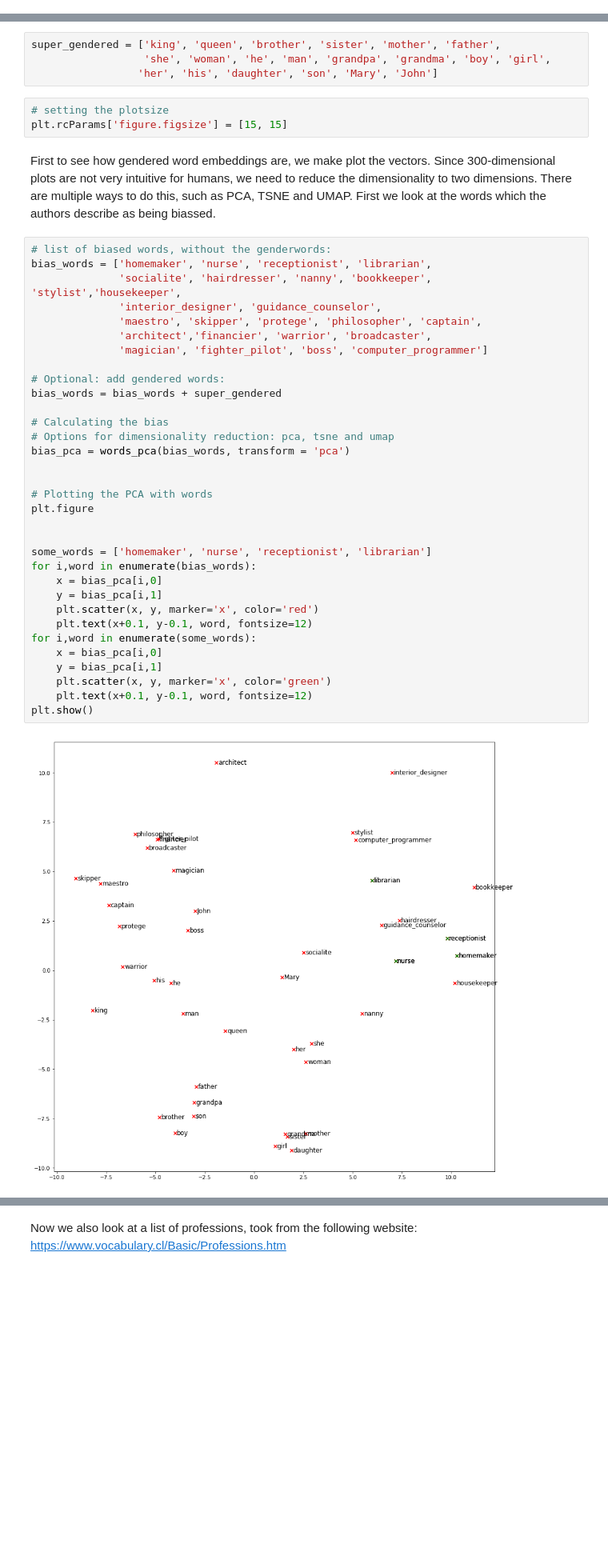
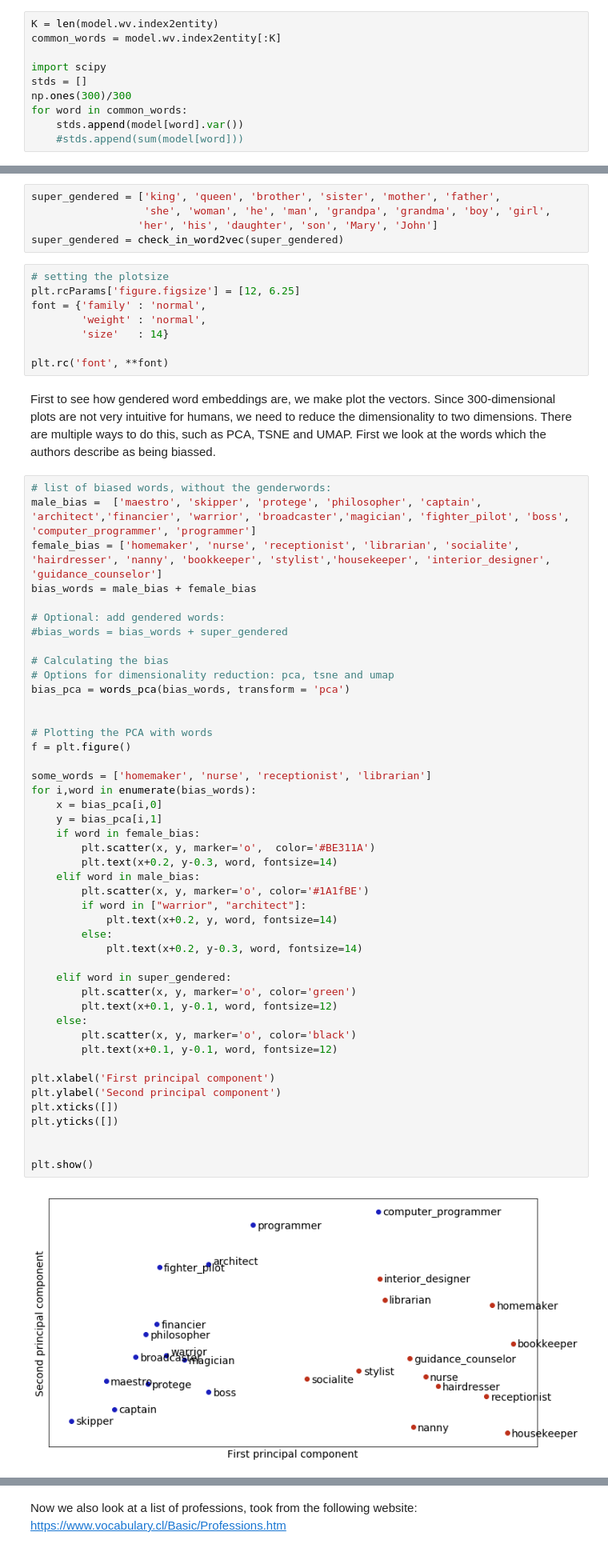
Before and after one commit to informagi/cpo-w2v, a Jupyter notebook: notebooks/Word2vec_Bias_plots.ipynb, the cells around one changed output, grey strips where cells are left out. Shown at 80% size. Saved outputs shown, nothing was run; the diff lists cells and outputs as text; blank space fills up the shorter version.

```diff
--- a/notebooks/Word2vec_Bias_plots.ipynb
+++ b/notebooks/Word2vec_Bias_plots.ipynb
@@ -26,0 +65,10 @@ os.getcwd()
+# %%
+K = len(model.wv.index2entity)
+common_words = model.wv.index2entity[:K]
+
+import scipy
+stds = []
+np.ones(300)/300
+for word in common_words:
+    stds.append(model[word].var())
+    #stds.append(sum(model[word]))
@@ -132,43 +301,61 @@ In the Bolukbasi et al. paper, they list the following words as most biased in g
 super_gendered = ['king', 'queen', 'brother', 'sister', 'mother', 'father',
                   'she', 'woman', 'he', 'man', 'grandpa', 'grandma', 'boy', 'girl',
                  'her', 'his', 'daughter', 'son', 'Mary', 'John']
+super_gendered = check_in_word2vec(super_gendered)
 # %%
 # setting the plotsize
-plt.rcParams['figure.figsize'] = [15, 15]
+plt.rcParams['figure.figsize'] = [12, 6.25]
+font = {'family' : 'normal',
+        'weight' : 'normal',
+        'size'   : 14}
+
+plt.rc('font', **font)
 # %% [markdown]
 First to see how gendered word embeddings are, we make plot the vectors. Since 300-dimensional plots are not very intuitive for humans, we need to reduce the dimensionality to two dimensions. There are multiple ways to do this, such as PCA, TSNE and UMAP. First we look at the words which the authors describe as being biassed.
 # %%
 # list of biased words, without the genderwords:
-bias_words = ['homemaker', 'nurse', 'receptionist', 'librarian',
-              'socialite', 'hairdresser', 'nanny', 'bookkeeper', 'stylist','housekeeper',
-              'interior_designer', 'guidance_counselor',
-              'maestro', 'skipper', 'protege', 'philosopher', 'captain',
-              'architect','financier', 'warrior', 'broadcaster',
-              'magician', 'fighter_pilot', 'boss', 'computer_programmer']
+male_bias =  ['maestro', 'skipper', 'protege', 'philosopher', 'captain', 'architect','financier', 'warrior', 'broadcaster','magician', 'fighter_pilot', 'boss', 'computer_programmer', 'programmer']
+female_bias = ['homemaker', 'nurse', 'receptionist', 'librarian', 'socialite', 'hairdresser', 'nanny', 'bookkeeper', 'stylist','housekeeper', 'interior_designer', 'guidance_counselor']
+bias_words = male_bias + female_bias
 
 # Optional: add gendered words:
-bias_words = bias_words + super_gendered
+#bias_words = bias_words + super_gendered
 
 # Calculating the bias
 # Options for dimensionality reduction: pca, tsne and umap
 bias_pca = words_pca(bias_words, transform = 'pca')
 
 
 # Plotting the PCA with words
-plt.figure
-
+f = plt.figure()
 
 some_words = ['homemaker', 'nurse', 'receptionist', 'librarian']
 for i,word in enumerate(bias_words):
     x = bias_pca[i,0]
     y = bias_pca[i,1]
-    plt.scatter(x, y, marker='x', color='red')
-    plt.text(x+0.1, y-0.1, word, fontsize=12)
-for i,word in enumerate(some_words):
-    x = bias_pca[i,0]
-    y = bias_pca[i,1]
-    plt.scatter(x, y, marker='x', color='green')
-    plt.text(x+0.1, y-0.1, word, fontsize=12)
+    if word in female_bias:
+        plt.scatter(x, y, marker='o',  color='#BE311A')
+        plt.text(x+0.2, y-0.3, word, fontsize=14)
+    elif word in male_bias:
+        plt.scatter(x, y, marker='o', color='#1A1fBE')
+        if word in ["warrior", "architect"]:
+            plt.text(x+0.2, y, word, fontsize=14)
+        else:
+            plt.text(x+0.2, y-0.3, word, fontsize=14)
+
+    elif word in super_gendered:
+        plt.scatter(x, y, marker='o', color='green')
+        plt.text(x+0.1, y-0.1, word, fontsize=12)
+    else:
+        plt.scatter(x, y, marker='o', color='black')
+        plt.text(x+0.1, y-0.1, word, fontsize=12)
+
+plt.xlabel('First principal component')
+plt.ylabel('Second principal component')
+plt.xticks([])
+plt.yticks([])
+
+
 plt.show()
 # %% [output]
-[figure, old version]
+[figure, new version]
```
Also changed, not shown: parts of 39 cells of this notebook, 1 other file.
